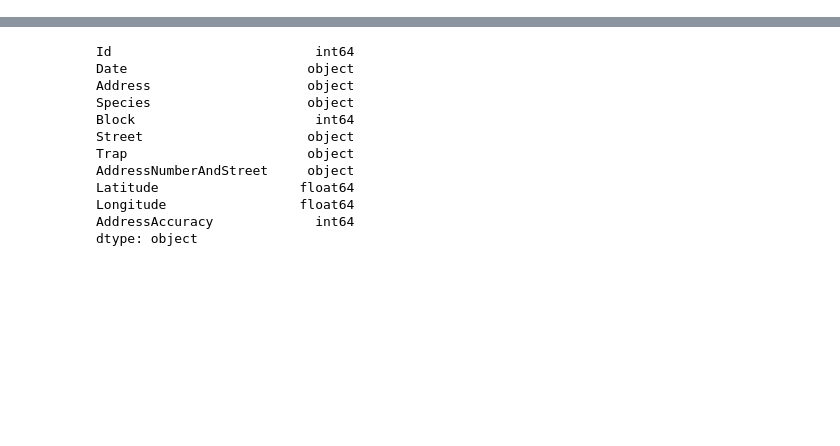
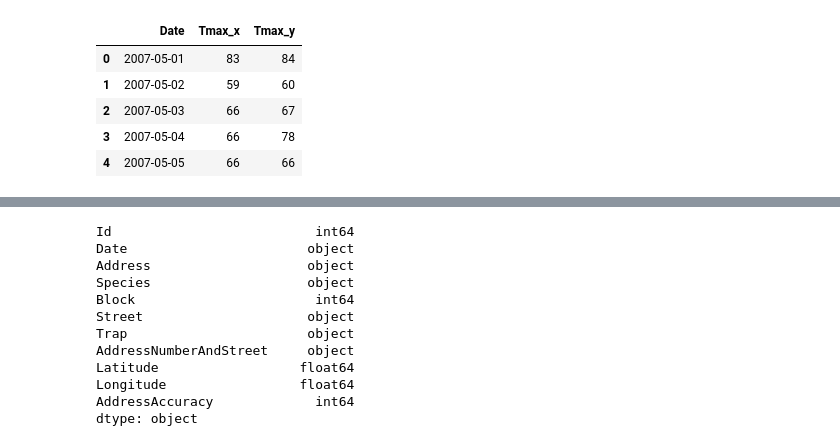
Before and after one commit to malaikannan/WestNileVirusPrediction, a Jupyter notebook: WNV_RandomForest.ipynb, the cells around one changed output, grey strips where cells are left out. Saved outputs shown, nothing was run; the diff lists cells and outputs as text; code cells hidden in the pictures; blank space fills up the shorter version.

```diff
--- a/WNV_RandomForest.ipynb
+++ b/WNV_RandomForest.ipynb
@@ -7,0 +10,2 @@ import matplotlib as matplt
+# %%
+weather = pd.read_csv(rootdir+'weather.csv')
@@ -7,0 +22,10 @@ import matplotlib as matplt
+# %%
+# Not using codesum for this benchmark
+weather = weather.drop('CodeSum', axis=1)
+
+# Split station 1 and 2 and join horizontally
+weather_stn1 = weather[weather['Station']==1]
+weather_stn2 = weather[weather['Station']==2]
+weather_stn1 = weather_stn1.drop('Station', axis=1)
+weather_stn2 = weather_stn2.drop('Station', axis=1)
+weather = weather_stn1.merge(weather_stn2, on='Date')
@@ -8 +52,10 @@ import matplotlib as matplt
+# %%
+weather[["Date","Tmax_x","Tmax_y"]].head()
+# %% [output]
+|  | Date | Tmax_x | Tmax_y |
+| 0 | 2007-05-01 | 83 | 84 |
+| 1 | 2007-05-02 | 59 | 60 |
+| 2 | 2007-05-03 | 66 | 67 |
+| 3 | 2007-05-04 | 66 | 78 |
+| 4 | 2007-05-05 | 66 | 66 |
 # %%
```
Also changed, not shown: parts of 25 cells of this notebook, 7 other files.
